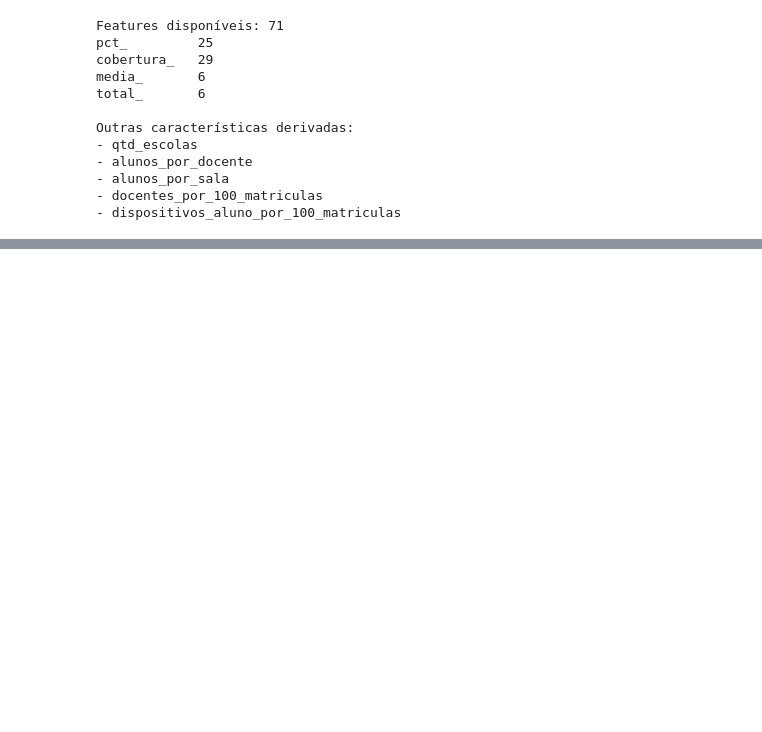
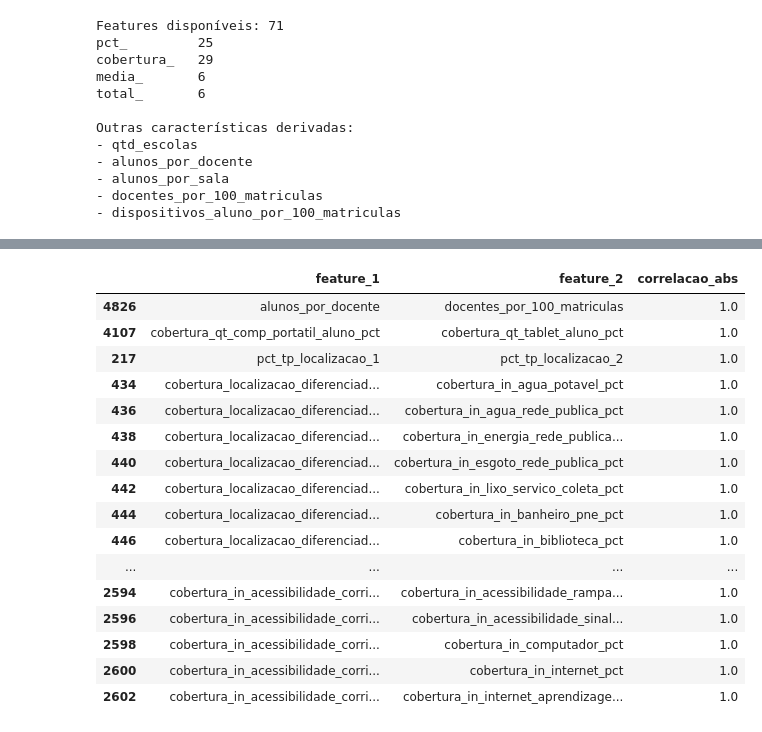
Before and after one commit to erick00denner/tech_challenge_3_alfabetizacao, a Jupyter notebook: notebooks/01_eda_alunos_modelagem.ipynb, the cells around one changed output, grey strips where cells are left out. Drawn from its saved outputs; the diff is of its cells as text; code cells hidden in the pictures; blank space fills up the shorter version.

```diff
--- a/notebooks/01_eda_alunos_modelagem.ipynb
+++ b/notebooks/01_eda_alunos_modelagem.ipynb
@@ -2075,0 +2379,57 @@ As 71 características são consideradas candidatas nesta etapa. Sua permanênci
+# %%
+df_dev = df_enriquecido.loc[
+    df_enriquecido["ano"] == 2023
+].copy()
+
+corr_censo = (
+    df_dev[features_censo]
+    .corr(method="spearman")
+)
+# %%
+import numpy as np
+
+corr_abs = corr_censo.abs()
+
+mask_upper = np.triu(
+    np.ones(corr_abs.shape, dtype=bool),
+    k=1
+)
+
+pares_correlacionados = (
+    corr_abs
+    .where(mask_upper)
+    .stack()
+    .reset_index()
+)
+
+pares_correlacionados.columns = [
+    "feature_1",
+    "feature_2",
+    "correlacao_abs",
+]
+
+pares_correlacionados = (
+    pares_correlacionados
+    .query("correlacao_abs >= 0.95")
+    .sort_values("correlacao_abs", ascending=False)
+)
+
+pares_correlacionados.head(30)
+# %% [output]
+|  | feature_1 | feature_2 | correlacao_abs |
+| 4826 | alunos_por_docente | docentes_por_100_matriculas | 1.0 |
+| 4107 | cobertura_qt_comp_portatil_aluno_pct | cobertura_qt_tablet_aluno_pct | 1.0 |
+| 217 | pct_tp_localizacao_1 | pct_tp_localizacao_2 | 1.0 |
+| 434 | cobertura_localizacao_diferenciad... | cobertura_in_agua_potavel_pct | 1.0 |
+| 436 | cobertura_localizacao_diferenciad... | cobertura_in_agua_rede_publica_pct | 1.0 |
+| 438 | cobertura_localizacao_diferenciad... | cobertura_in_energia_rede_publica... | 1.0 |
+| 440 | cobertura_localizacao_diferenciad... | cobertura_in_esgoto_rede_publica_pct | 1.0 |
+| 442 | cobertura_localizacao_diferenciad... | cobertura_in_lixo_servico_coleta_pct | 1.0 |
+| 444 | cobertura_localizacao_diferenciad... | cobertura_in_banheiro_pne_pct | 1.0 |
+| 446 | cobertura_localizacao_diferenciad... | cobertura_in_biblioteca_pct | 1.0 |
+| ... | ... | ... | ... |
+| 2594 | cobertura_in_acessibilidade_corri... | cobertura_in_acessibilidade_rampa... | 1.0 |
+| 2596 | cobertura_in_acessibilidade_corri... | cobertura_in_acessibilidade_sinal... | 1.0 |
+| 2598 | cobertura_in_acessibilidade_corri... | cobertura_in_computador_pct | 1.0 |
+| 2600 | cobertura_in_acessibilidade_corri... | cobertura_in_internet_pct | 1.0 |
+| 2602 | cobertura_in_acessibilidade_corri... | cobertura_in_internet_aprendizage... | 1.0 |
```
Also changed, not shown: parts of 57 cells of this notebook, 6 other files.
